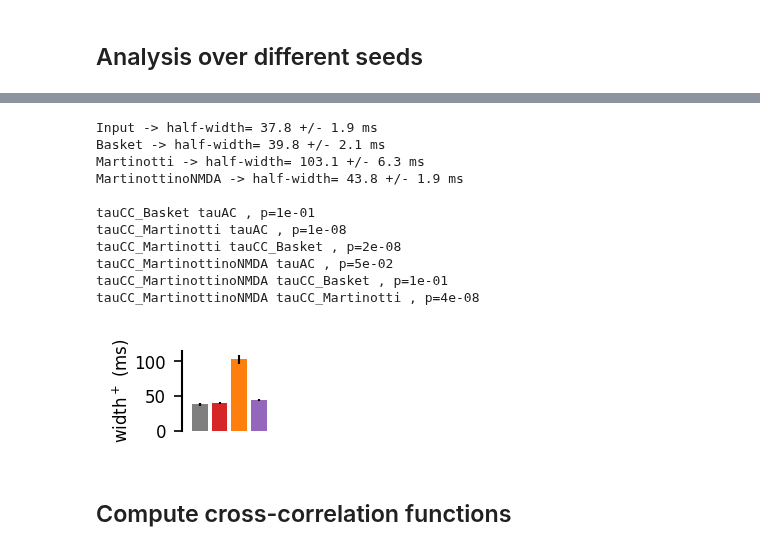
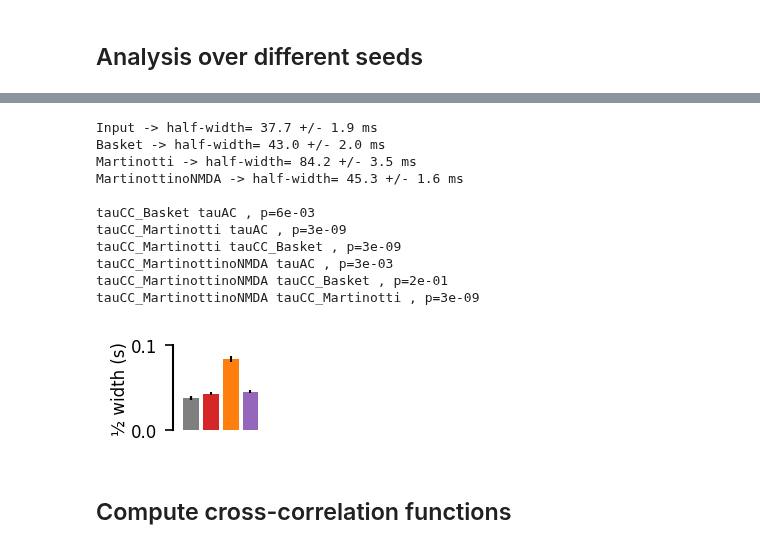
Before and after one commit to yzerlaut/pv-sst-dendrites, a Jupyter notebook: biophysical_modelling/detailed_model/StochProc-input.ipynb, the cells around one changed output, grey strips where cells are left out. Drawn from its saved outputs; the diff is of its cells as text; code cells hidden in the pictures.

```diff
--- a/biophysical_modelling/detailed_model/StochProc-input.ipynb
+++ b/biophysical_modelling/detailed_model/StochProc-input.ipynb
@@ -234,6 +216,6 @@ for k, cellType, color in zip(range(3),
 pt.set_plot(ax, ['left'], yticks=[0,50,100],
             title='single seed',
             #ylabel=u'\u00bd' + ' width\n(ms)',
-            ylabel='width$^{+}$(ms)')
+            ylabel='width (ms)')
 #fig.savefig('../../figures/detailed_model/Widths.svg')
 # %% [output]
@@ -310,6 +292,28 @@ for cellType in ['Martinotti', 'Basket', 'MartinottinoNMDA']:
     RESULTS['t'] = t
     RESULTS['dt'] = dt
     RESULTS['time_shift'] = time_shift
+# %%
+from scipy.optimize import minimize
+
+# Lorentzian Fit of decay
+
+def gaussian(t, X):
+    #return (1-X[2])*np.exp(-(t-X[1])**2/2./X[0]**2)+X[2]
+    return (1-X[2])*(1/(1+(((t-X[1])/X[0])**2)))+X[2]
+
+def fit_gaussian_width(shift, array,
+                       min_time=10,
+                       max_time=1000):
+    #i0 = np.argmax(array)
+    def func(X):
+        return np.sum(np.abs(gaussian(shift, X)-array))
+        #return np.sum(np.abs(gaussian(shift[i0:]-shift[i0], X)-array[i0:]))
+
+    res = minimize(func, [3*min_time,0,0],
+                   bounds=[[min_time, max_time],
+                           [-max_time, max_time],
+                           [-1,1]], method='L-BFGS-B')
+    return res.x
 # %%
 from scipy import stats
 
@@ -331,7 +335,13 @@ for cellType, color in zip(['Martinotti', 'Basket', 'MartinottinoNMDA'],
     pt.plot(RESULTS['time_shift']/1e3,
             np.nanmean(RESULTS['CC_%s' % cellType], axis=0),
             sy=stats.sem(RESULTS['CC_%s' % cellType], axis=0, nan_policy='omit'),
-            ax=ax, no_set=True, color=color)
+            ax=ax, no_set=True, color=color, lw=0.5)
+
+    ts = RESULTS['time_shift']
+    ccc = np.nanmean(RESULTS['CC_%s' % cellType], axis=0)
+    ax.plot(ts/1e3, np.max(ccc)*gaussian(ts,
+                             fit_gaussian_width(ts, ccc/np.max(ccc))), lw=3, color=color, alpha=.3)
+
 
 pt.set_plot(ax, xlabel='jitter (s)',
             ylabel='corr. coef.',
@@ -344,7 +354,7 @@ fig.savefig('../../figures/detailed_model/CrossCorrel.pdf')
 # %%
-# Exponential fit to quantify the decay
+# Gaussian fit to quantify the decay
 
-fig, ax = pt.figure(figsize=(0.8,0.85))
+fig, ax = pt.figure(figsize=(0.8,0.9))
 
 RESULTS['tauAC'] = [] # auto-correl
 for k, cellType, color in zip(range(3),
@@ -364,47 +374,47 @@ for k, cellType, color in zip(range(3),
     ax.bar([0],
            [np.mean(RESULTS['tauAC'])],
            yerr=[stats.sem(RESULTS['tauAC'])],
            color='tab:grey')
 
     for CC in RESULTS['CC_%s' % cellType]:
         tau = fit_gaussian_width(RESULTS['time_shift'],
                                  CC/np.max(CC))[0]
         RESULTS['tauCC_%s' % cellType].append(tau)
 
     ax.bar([1+k],
            [np.mean(RESULTS['tauCC_%s' % cellType])],
            yerr=[stats.sem(RESULTS['tauCC_%s' % cellType])],
            color=color)
     print("%s -> half-width= %.1f +/- %.1f ms" % (cellType, np.mean(RESULTS['tauCC_%s' % cellType]), stats.sem(RESULTS['tauCC_%s' % cellType])))
 
 print('')
 
 keys = ['tauAC', 'tauCC_Basket', 'tauCC_Martinotti', 'tauCC_MartinottinoNMDA']
 
 import itertools
 for i, j in itertools.product(range(len(keys)), range(len(keys))):
     if i>j:
         print(keys[i], keys[j], ', p=%.0e' % stats.mannwhitneyu(RESULTS[keys[i]], RESULTS[keys[j]]).pvalue)
 
 
 pt.set_plot(ax, ['left'],
-            yticks=[0,50,100],
-            #ylabel=u'\u00bd$^{+}$' + 'width$^+$ (ms)',
-            ylabel='width$^+$ (ms)')
+            ylabel=u'\u00bd width (s)',
+            #ylabel='width (ms)',
+            yticks=[0,100], yticks_labels=['0.0', '0.1'])
 fig.savefig('../../figures/Figure5/Half-Widths-Summary.pdf')
 # %% [output]
-Input -> half-width= 37.8 +/- 1.9 ms
-Basket -> half-width= 39.8 +/- 2.1 ms
-Martinotti -> half-width= 103.1 +/- 6.3 ms
-MartinottinoNMDA -> half-width= 43.8 +/- 1.9 ms
+Input -> half-width= 37.7 +/- 1.9 ms
+Basket -> half-width= 43.0 +/- 2.0 ms
+Martinotti -> half-width= 84.2 +/- 3.5 ms
+MartinottinoNMDA -> half-width= 45.3 +/- 1.6 ms
 
-tauCC_Basket tauAC , p=1e-01
-tauCC_Martinotti tauAC , p=1e-08
-tauCC_Martinotti tauCC_Basket , p=2e-08
-tauCC_MartinottinoNMDA tauAC , p=5e-02
-tauCC_MartinottinoNMDA tauCC_Basket , p=1e-01
-tauCC_MartinottinoNMDA tauCC_Martinotti , p=4e-08
+tauCC_Basket tauAC , p=6e-03
+tauCC_Martinotti tauAC , p=3e-09
+tauCC_Martinotti tauCC_Basket , p=3e-09
+tauCC_MartinottinoNMDA tauAC , p=3e-03
+tauCC_MartinottinoNMDA tauCC_Basket , p=2e-01
+tauCC_MartinottinoNMDA tauCC_Martinotti , p=3e-09
-[figure, old version]
+[figure, new version]
 # %% [markdown]
 ## Compute cross-correlation functions
 # %%
```
Also changed, not shown: parts of 4 cells of this notebook, 1 other file.
